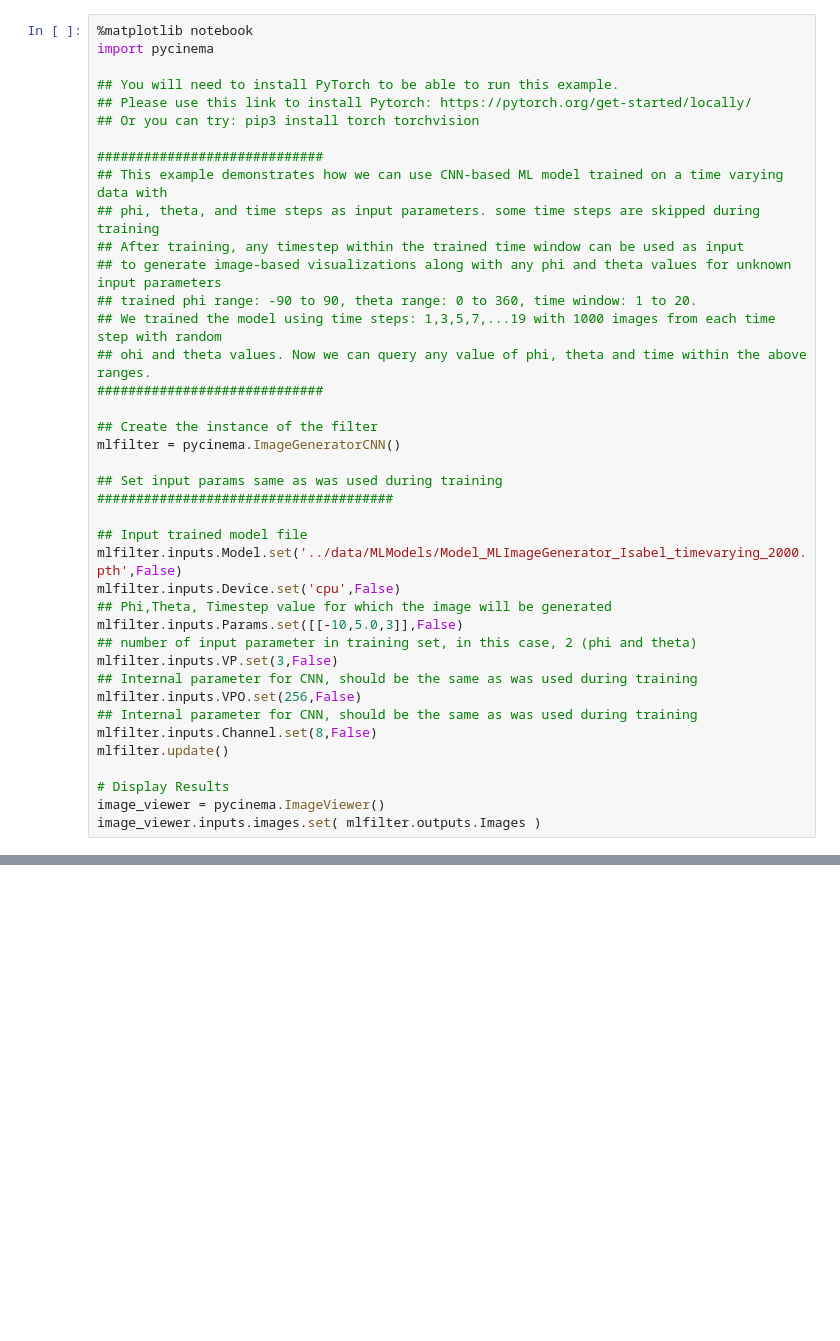
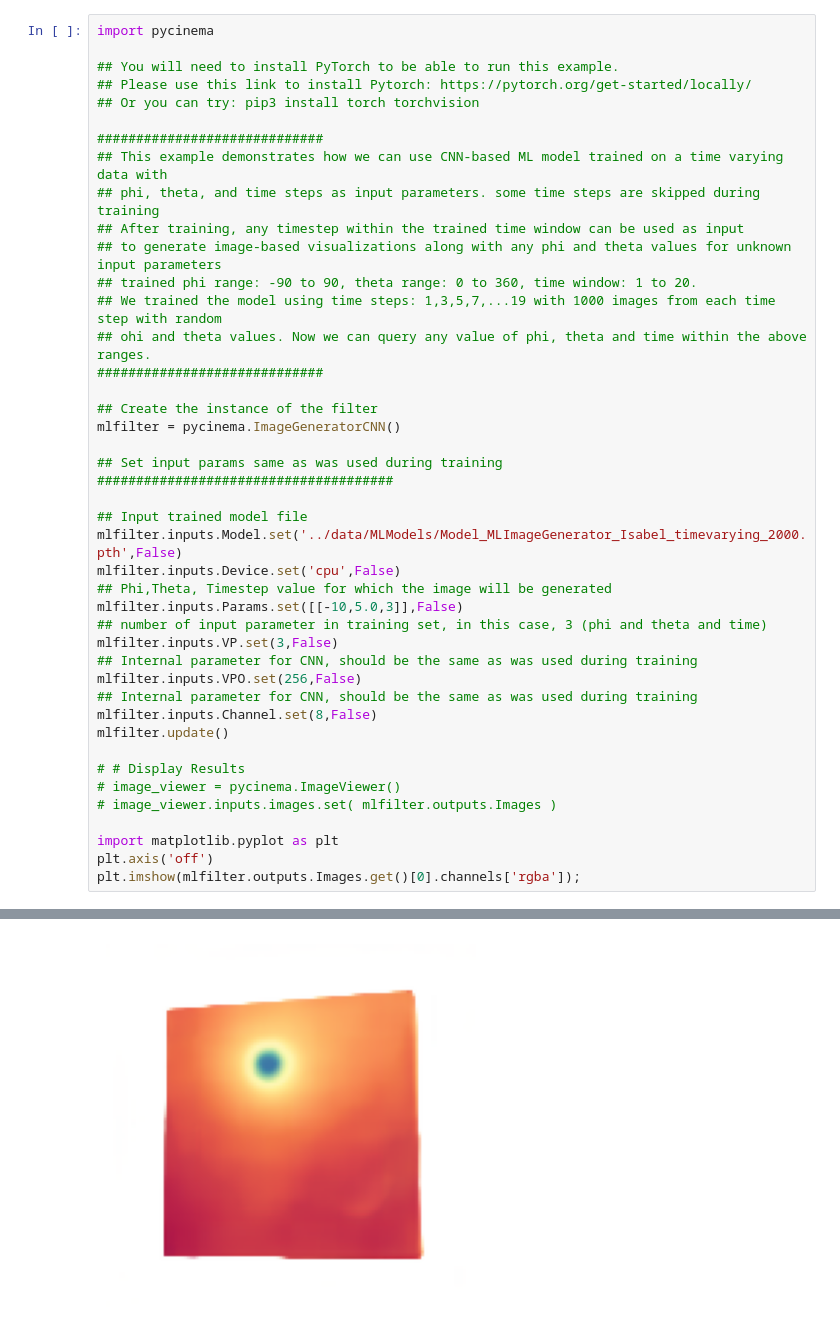
Before and after one commit to cinemascience/pycinema, a Jupyter notebook: examples/demoMLImageGeneratorTimeVarying.ipynb, the cells around one changed output, grey strips where cells are left out. Drawn from its saved outputs; the diff is of its cells as text; blank space fills up the shorter version.

```diff
--- a/examples/demoMLImageGeneratorTimeVarying.ipynb
+++ b/examples/demoMLImageGeneratorTimeVarying.ipynb
@@ -1,5 +1,4 @@
 # %%
-%matplotlib notebook
 import pycinema
 
 ## You will need to install PyTorch to be able to run this example.
@@ -27,7 +26,7 @@ mlfilter.inputs.Model.set('../data/MLModels/Model_MLImageGenerator_Isabel_timeva
 mlfilter.inputs.Device.set('cpu',False)
 ## Phi,Theta, Timestep value for which the image will be generated
 mlfilter.inputs.Params.set([[-10,5.0,3]],False)
-## number of input parameter in training set, in this case, 2 (phi and theta)
+## number of input parameter in training set, in this case, 3 (phi and theta and time)
 mlfilter.inputs.VP.set(3,False)
 ## Internal parameter for CNN, should be the same as was used during training
 mlfilter.inputs.VPO.set(256,False)
@@ -35,7 +34,11 @@ mlfilter.inputs.VPO.set(256,False)
 mlfilter.inputs.Channel.set(8,False)
 mlfilter.update()
 
-# Display Results
-image_viewer = pycinema.ImageViewer()
-image_viewer.inputs.images.set( mlfilter.outputs.Images )
+# # Display Results
+# image_viewer = pycinema.ImageViewer()
+# image_viewer.inputs.images.set( mlfilter.outputs.Images )
+
+import matplotlib.pyplot as plt
+plt.axis('off')
+plt.imshow(mlfilter.outputs.Images.get()[0].channels['rgba']);
 # %% [output]
@@ -43,0 +45 @@ image_viewer.inputs.images.set( mlfilter.outputs.Images )
+[figure, added]
```
Also changed, not shown: parts of 1 cell of this notebook, 2 other files.
